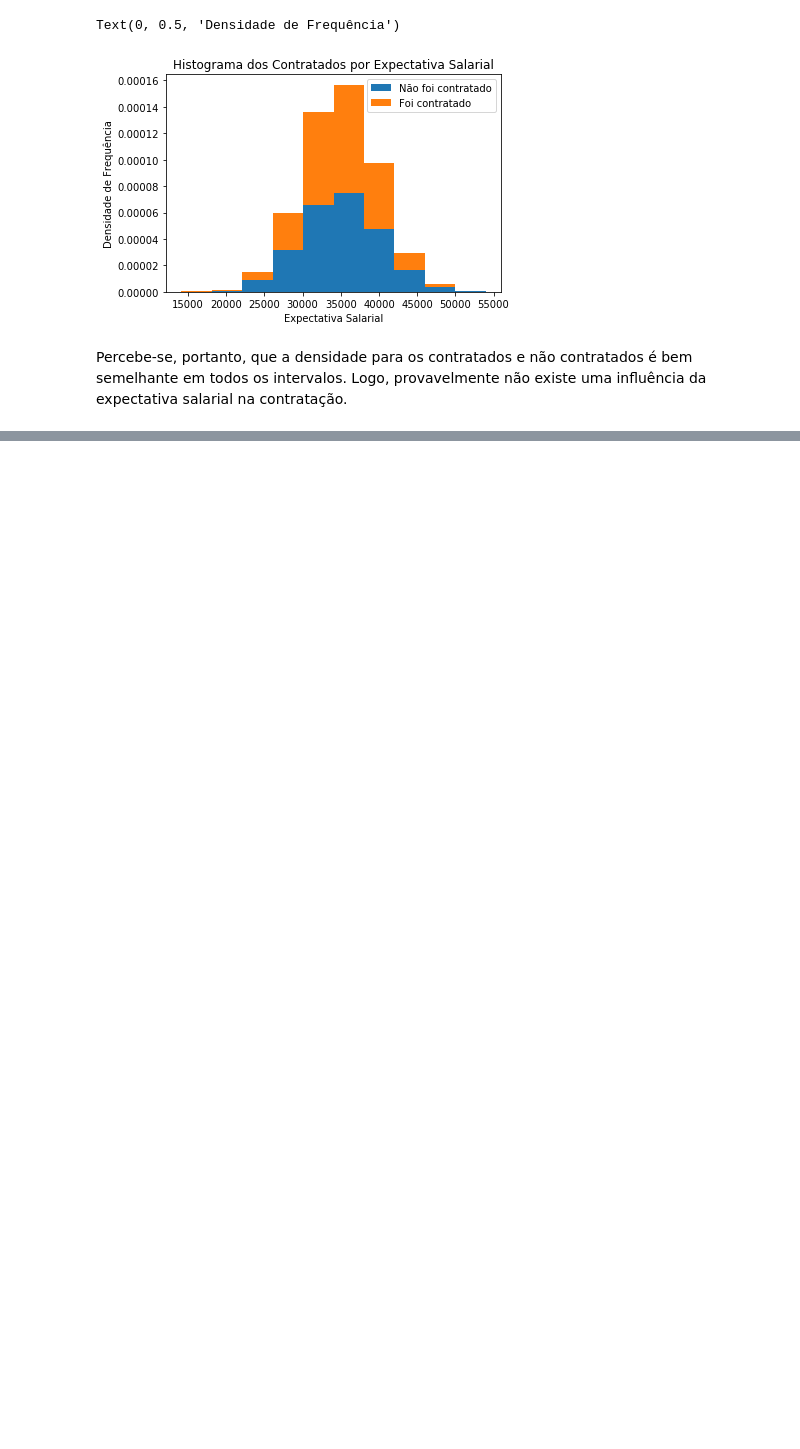
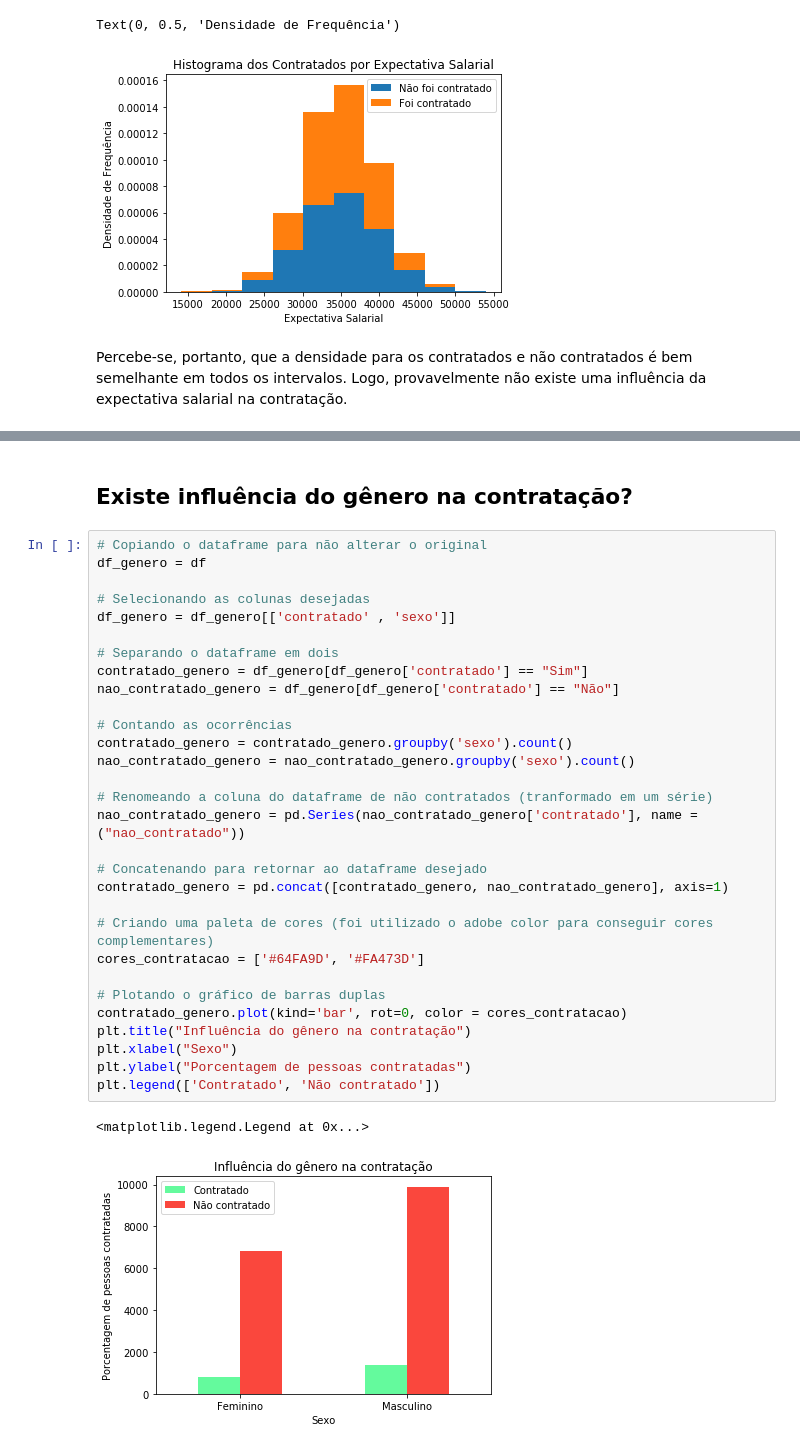
Before and after one commit to BrunoFornaro/icd_a2_2021, a Jupyter notebook: a2_icd_2021.ipynb, the cells around one changed output, grey strips where cells are left out. Saved outputs shown, nothing was run; the diff lists cells and outputs as text; blank space fills up the shorter version.

```diff
--- a/a2_icd_2021.ipynb
+++ b/a2_icd_2021.ipynb
@@ -254,0 +268,35 @@ Percebe-se, portanto, que a densidade para os contratados e não contratados é
+# %% [markdown]
+## Existe influência do gênero na contratação?
+# %%
+# Copiando o dataframe para não alterar o original
+df_genero = df
+
+# Selecionando as colunas desejadas
+df_genero = df_genero[['contratado' , 'sexo']]
+
+# Separando o dataframe em dois
+contratado_genero = df_genero[df_genero['contratado'] == "Sim"]
+nao_contratado_genero = df_genero[df_genero['contratado'] == "Não"]
+
+# Contando as ocorrências
+contratado_genero = contratado_genero.groupby('sexo').count()
+nao_contratado_genero = nao_contratado_genero.groupby('sexo').count()
+
+# Renomeando a coluna do dataframe de não contratados (tranformado em um série)
+nao_contratado_genero = pd.Series(nao_contratado_genero['contratado'], name = ("nao_contratado"))
+
+# Concatenando para retornar ao dataframe desejado
+contratado_genero = pd.concat([contratado_genero, nao_contratado_genero], axis=1)
+
+# Criando uma paleta de cores (foi utilizado o adobe color para conseguir cores complementares)
+cores_contratacao = ['#64FA9D', '#FA473D']
+
+# Plotando o gráfico de barras duplas
+contratado_genero.plot(kind='bar', rot=0, color = cores_contratacao)
+plt.title("Influência do gênero na contratação")
+plt.xlabel("Sexo")
+plt.ylabel("Porcentagem de pessoas contratadas")
+plt.legend(['Contratado', 'Não contratado'])
+# %% [output]
+<matplotlib.legend.Legend at 0x...>
+[figure, added]
```
Also changed, not shown: parts of 4 cells of this notebook.
